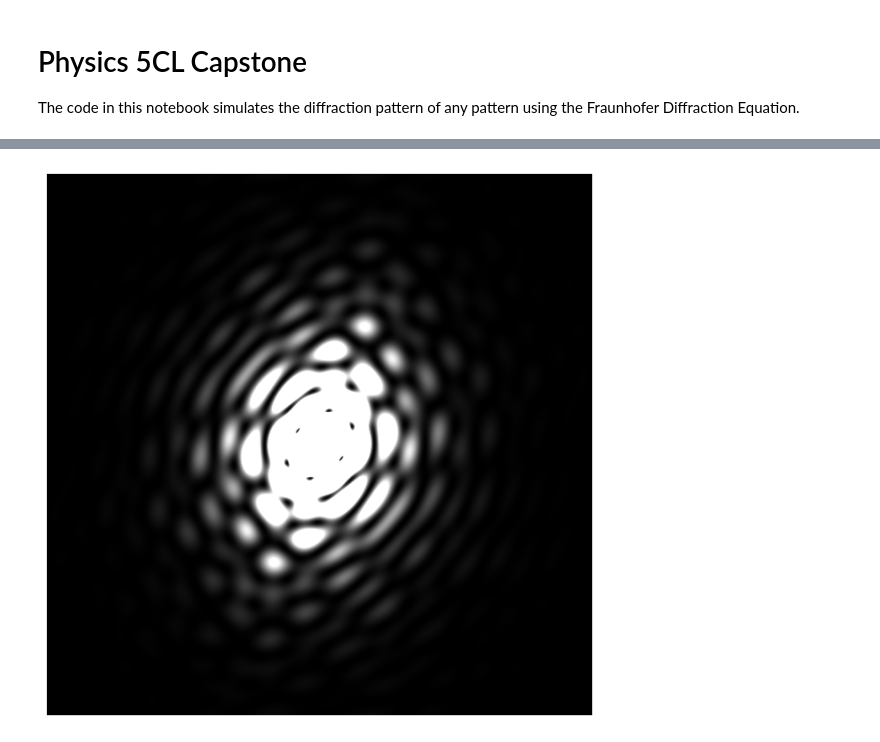
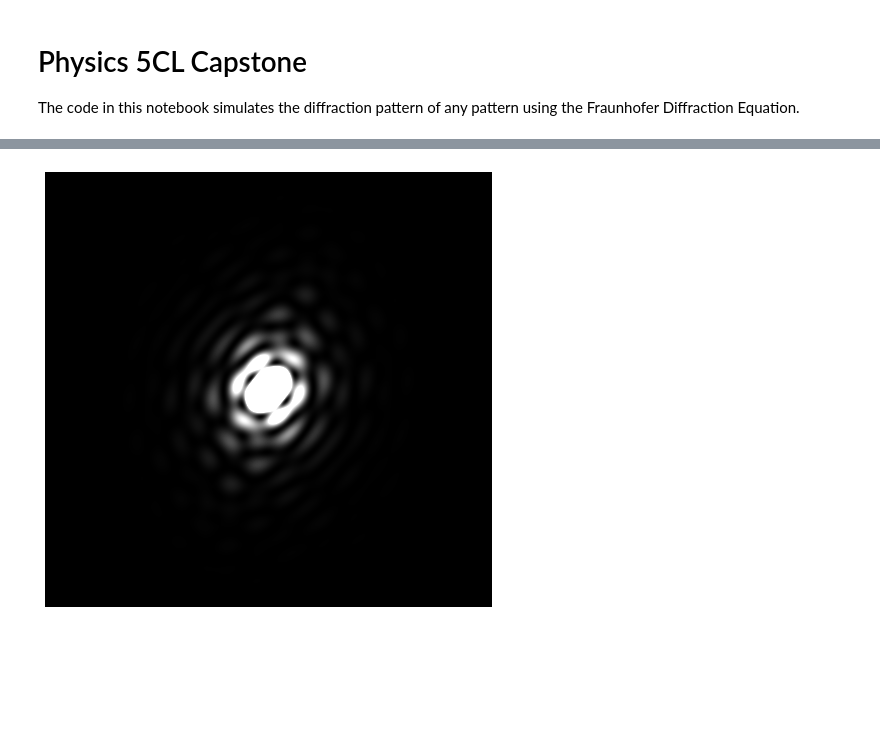
Before and after one commit to ljs-233233/5cl-capstone, a Jupyter notebook: diffraction_simulation.ipynb, the cells around one changed output, grey strips where cells are left out. Cells and saved outputs as stored; diff of their text form; code cells hidden in the pictures; blank space fills up the shorter version.

```diff
--- a/diffraction_simulation.ipynb
+++ b/diffraction_simulation.ipynb
@@ -45,18 +45,18 @@ plot(cross, 256, 1000, "Cross", 0.00000000025)
 # %%
 # Duck
 duck_image = Image.open("duck.jpg").transpose(Image.FLIP_TOP_BOTTOM)
 duck_array = np.array(duck_image).transpose()[0]
 duck_raw, duck_canvas = np.zeros((4096, 4096)), np.zeros((4096, 4096))
 duck_raw[2048 - 63: 2048 + 63, 2048 - 64: 2048 + 64] = duck_array
 for i in np.arange(4096):
     for j in np.arange(4096):
         duck_canvas[i][j] = duck_raw[j][-i]
 
 duck = Diffraction(duck_canvas)
-plot(duck, 256, 1024, "Duck", 0.00000075)
+plot(duck, 256, 1024, "Duck", 0.0000075)
 # %% [output]
 [figure]
-[figure, old version]
+[figure, new version]
 # %%
 # Olympic
 olympic_image = Image.open("olympic.jpg")
```
Also changed, not shown: parts of 1 cell of this notebook, 32 other files.
